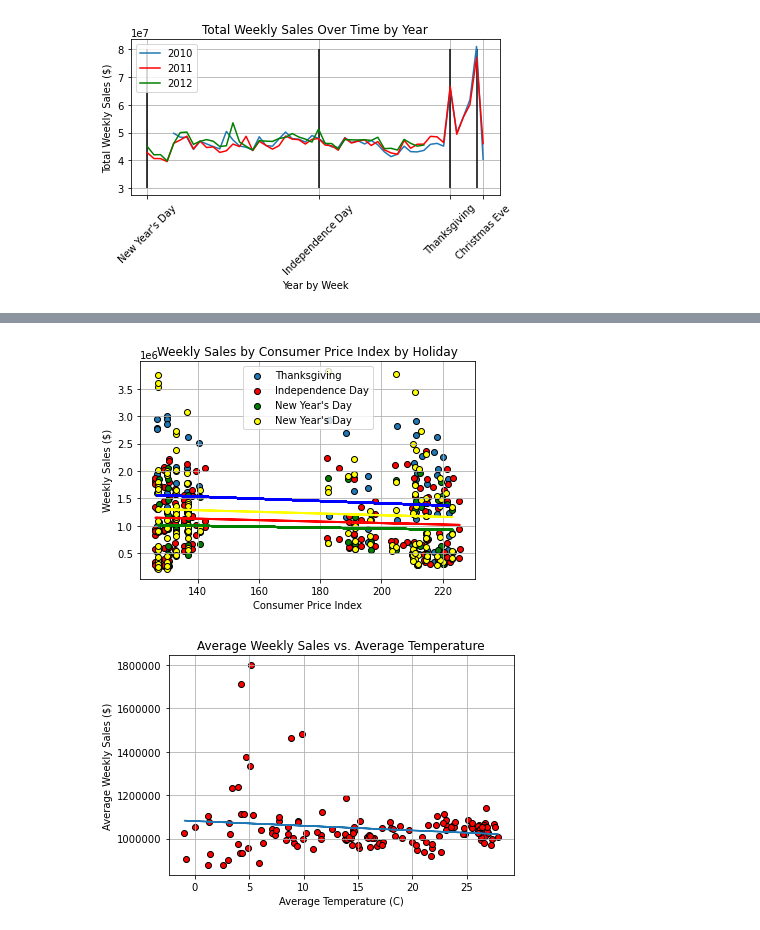
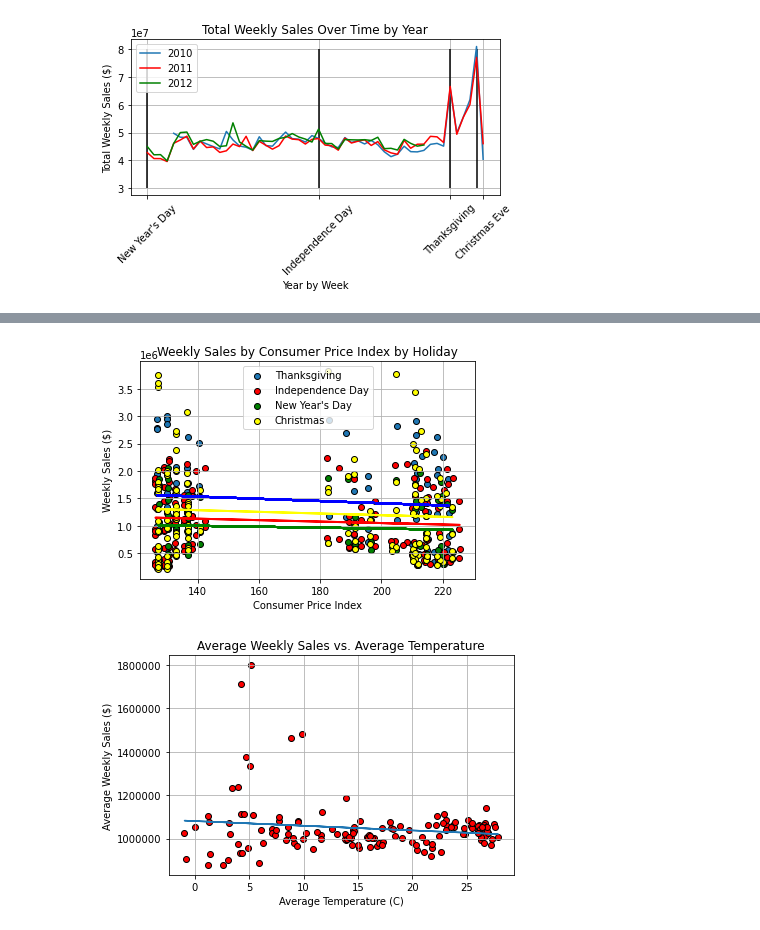
Before and after one commit to beckyydo/Project-1, a Jupyter notebook: Project 1/fourthnotebook.ipynb, the cells around one changed output, grey strips where cells are left out. Cells and saved outputs as stored; diff of their text form; code cells hidden in the pictures.

```diff
--- a/Project 1/fourthnotebook.ipynb
+++ b/Project 1/fourthnotebook.ipynb
@@ -793,35 +793,35 @@ xmas= data.loc[data["Holiday Name"]=="Christmas"]
 
 plt.scatter(thanks["CPI"],thanks["Weekly_Sales"],edgecolor="black", label="Thanksgiving")
 plt.scatter(indep["CPI"],indep["Weekly_Sales"],c="red",edgecolor="black",label="Independence Day")
 plt.scatter(nyd["CPI"],nyd["Weekly_Sales"],c="green",edgecolor="black",label="New Year's Day")
-plt.scatter(xmas["CPI"],xmas["Weekly_Sales"],c="yellow",edgecolor="black",label="New Year's Day")
+plt.scatter(xmas["CPI"],xmas["Weekly_Sales"],c="yellow",edgecolor="black",label="Christmas")
 
 # Create linear regression lines:
 slopet, interceptt, r_valuet, p_valuet, std_errt = st.linregress(thanks["CPI"], thanks["Weekly_Sales"])
 best_fitt = slopet*thanks["CPI"]+interceptt
 plt.plot(thanks["CPI"],best_fitt,linewidth=2,c="blue")
 slopei, intercepti, r_valuei, p_valuei, std_erri = st.linregress(indep["CPI"], indep["Weekly_Sales"])
 best_fiti = slopei*indep["CPI"]+intercepti
 plt.plot(indep["CPI"],best_fiti,linewidth=2,c="red")
 slopen, interceptn, r_valuen, p_valuen, std_errn = st.linregress(nyd["CPI"], nyd["Weekly_Sales"])
 best_fitn = slopen*nyd["CPI"]+interceptn
 plt.plot(nyd["CPI"],best_fitn,linewidth=2,c="green")
 slopex, interceptx, r_valuex, p_valuex, std_errx = st.linregress(xmas["CPI"], xmas["Weekly_Sales"])
 best_fitx = slopex*xmas["CPI"]+interceptx
 
 # Format and add labels:
 plt.plot(xmas["CPI"],best_fitx,linewidth=2,c="yellow")
 plt.legend()
 plt.title("Weekly Sales by Consumer Price Index by Holiday")
 plt.ylabel("Weekly Sales ($)")
 plt.xlabel("Consumer Price Index")
 plt.grid()
 plt.tight_layout
 
 # Export as png:
 plt.savefig("Figures/CPI/fig26.png")
 # %% [output]
-[figure, old version]
+[figure, new version]
 # %%
 # Groupby Date and determine average of variables:
 datea = data.groupby("Date")["Weekly_Sales"].mean()
```
Also changed, not shown: parts of 3 cells of this notebook.
